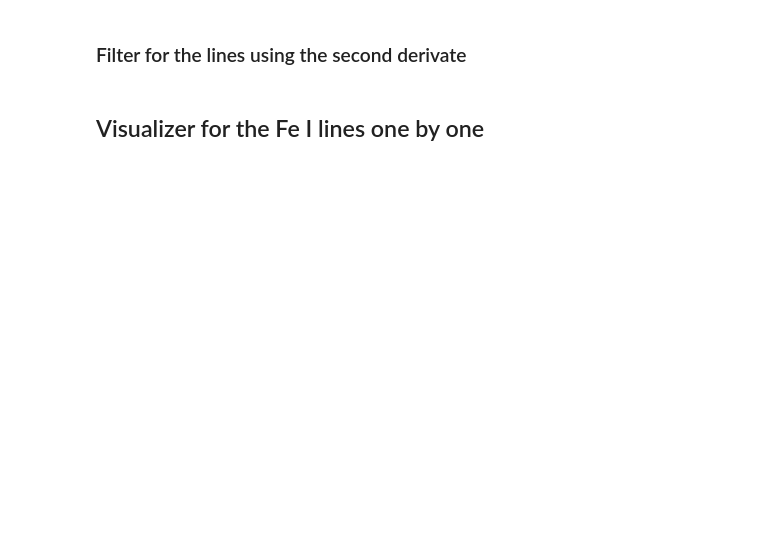
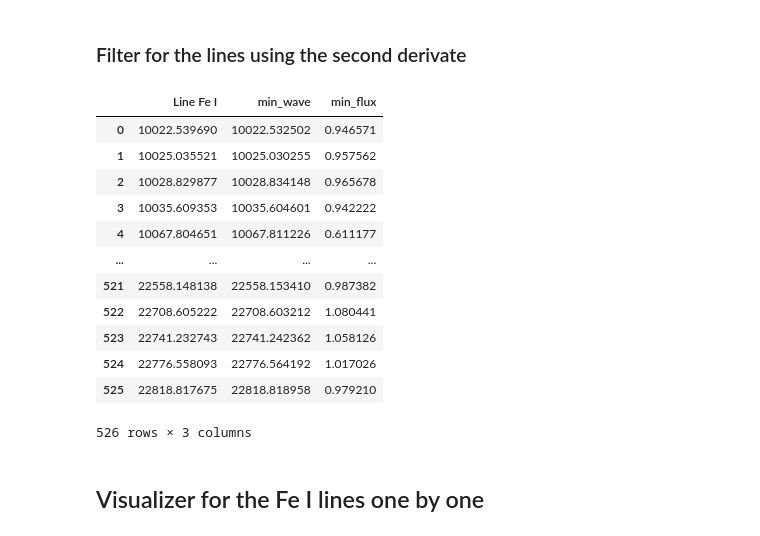
Before and after one commit to ccuellarn/Measurement-and-Characterization-of-Granulation-Patterns-in-the-IAG-Solar-Flux-Spectrum, a Jupyter notebook: Project/Visualizer/Visualizer.ipynb, the cells around one changed output. Drawn from its saved outputs; the diff is of its cells as text; code cells hidden in the pictures; blank space fills up the shorter version.

```diff
--- a/Project/Visualizer/Visualizer.ipynb
+++ b/Project/Visualizer/Visualizer.ipynb
@@ -127,50 +106,64 @@ local_points
 # %% [markdown]
 ### Filter for the lines using the second derivate
 # %%
-# def Fit_derivates(local_points,closer_lines):
-#     values = []
-#     fit = []
-#     local = []
+def Fit_derivates(local_points,closer_lines):
+    values = []
+    fit = []
+    local = []
 
-#     for i in range(0,len(local_points)):
+    for i in range(0,len(local_points)):
 
-#         data_wave, data_flux = local_points[i]['Wave A'], local_points[i]['nFlux'] #The index i correspond at one line in the lambda_list of lines
+        data_wave, data_flux = local_points[i]['Wave A'], local_points[i]['nFlux'] #The index i correspond at one line in the lambda_list of lines
 
-#         #Internal rise, with the mean and std just for the big data (wavenumber)
-#         wave_mean, wave_std = np.mean(data_wave), np.std(data_wave)
-#         wave_scaled = (data_wave - wave_mean)/wave_std if wave_std != 0 else data_wave #take the conditional for the division in zero
+        #Internal rise, with the mean and std just for the big data (wavenumber)
+        wave_mean, wave_std = np.mean(data_wave), np.std(data_wave)
+        wave_scaled = (data_wave - wave_mean)/wave_std if wave_std != 0 else data_wave #take the conditional for the division in zero
 
-#         #Polynomial Fit is better for numerical aproximation than polyfit
-#         pol = Polynomial.fit(wave_scaled, data_flux, 4)
+        #Polynomial Fit is better for numerical aproximation than polyfit
+        pol = Polynomial.fit(wave_scaled, data_flux, 4)
 
-#         #Scaled coeficients of fit
-#         param = pol.convert().coef
+        #Scaled coeficients of fit
+        param = pol.convert().coef
 
-#         #Calculate the derivates without evaluate the point, polyder takes the derivate of the polinomium
-#         d_param = poly.polyder(param) #First
-#         d2_param = poly.polyder(d_param) #Second
+        #Calculate the derivates without evaluate the point, polyder takes the derivate of the polinomium
+        d_param = poly.polyder(param) #First
+        d2_param = poly.polyder(d_param) #Second
 
-#         flux_fit = poly.polyval(wave_scaled,param) #Evaluate the fit
+        flux_fit = poly.polyval(wave_scaled,param) #Evaluate the fit
 
-#         #First condition: The parameter of the order two polynomium need to be positive.
-#         #Second condition (for eliminate lineal terms): The distance between the initial and the final point need to be less than the half of depth
-#         #In other words, the final point need to be higher than the half of the distance between extreme points
+        #First condition: The parameter of the order two polynomium need to be positive.
+        #Second condition (for eliminate lineal terms): The distance between the initial and the final point need to be less than the half of depth
+        #In other words, the final point need to be higher than the half of the distance between extreme points
 
-#         if d2_param[0]>0 and (data_flux.iloc[-1])>=(np.abs(data_flux.iloc[0]-data_flux.iloc[-1])/2):
+        if d2_param[0]>0 and (data_flux.iloc[-1])>=(np.abs(data_flux.iloc[0]-data_flux.iloc[-1])/2):
 
-#             values.append(pd.DataFrame([[closer_lines['Fe line'].iloc[i],closer_lines['min_wave'].iloc[i],closer_lines['min_flux'].iloc[i]]]))
-#             fit.append(flux_fit)
-#             local.append(local_points[i])
+            values.append(pd.DataFrame([[closer_lines['Fe line'].iloc[i],closer_lines['min_wave'].iloc[i],closer_lines['min_flux'].iloc[i]]]))
+            fit.append(flux_fit)
+            local.append(local_points[i])
 
-#     Values = pd.concat(values,axis=0).reset_index(drop=True)
+    Values = pd.concat(values,axis=0).reset_index(drop=True)
 
-#     Values.columns = ["Line Fe I",'min_wave','min_flux']
+    Values.columns = ["Line Fe I",'min_wave','min_flux']
 
-#     return Values,fit,local
+    return Values,fit,local
 
-# Values,fit,local = Fit_derivates(local_points,closer_lines)
+Values,fit,local = Fit_derivates(local_points,closer_lines)
 
-# Values
+Values
+# %% [output]
+|  | Line Fe I | min_wave | min_flux |
+| 0 | 10022.539690 | 10022.532502 | 0.946571 |
+| 1 | 10025.035521 | 10025.030255 | 0.957562 |
+| 2 | 10028.829877 | 10028.834148 | 0.965678 |
+| 3 | 10035.609353 | 10035.604601 | 0.942222 |
+| 4 | 10067.804651 | 10067.811226 | 0.611177 |
+| ... | ... | ... | ... |
+| 521 | 22558.148138 | 22558.153410 | 0.987382 |
+| 522 | 22708.605222 | 22708.603212 | 1.080441 |
+| 523 | 22741.232743 | 22741.242362 | 1.058126 |
+| 524 | 22776.558093 | 22776.564192 | 1.017026 |
+| 525 | 22818.817675 | 22818.818958 | 0.979210 |
+526 rows × 3 columns
 # %%
 # Values.to_excel('valores_NIR_prueba.xlsx',index=False)
 # %% [markdown]
```
Also changed, not shown: parts of 5 cells of this notebook, 1 other file.
